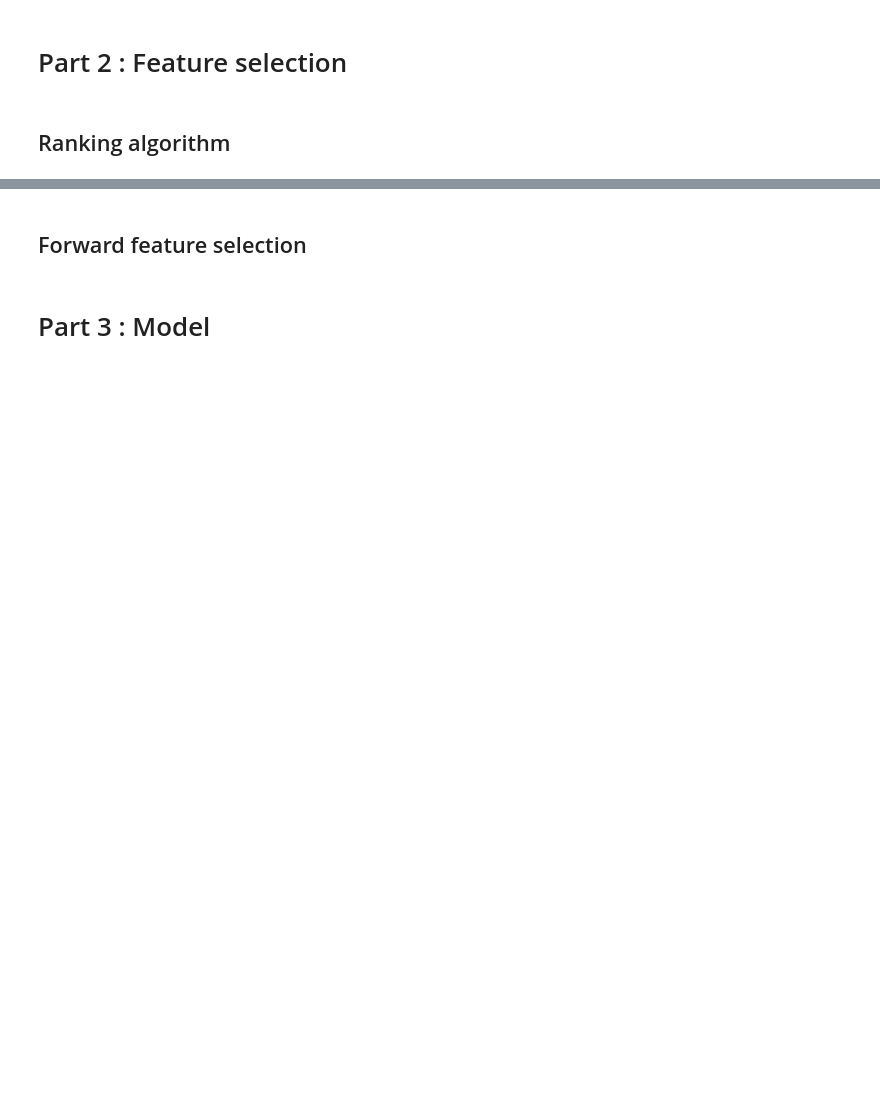
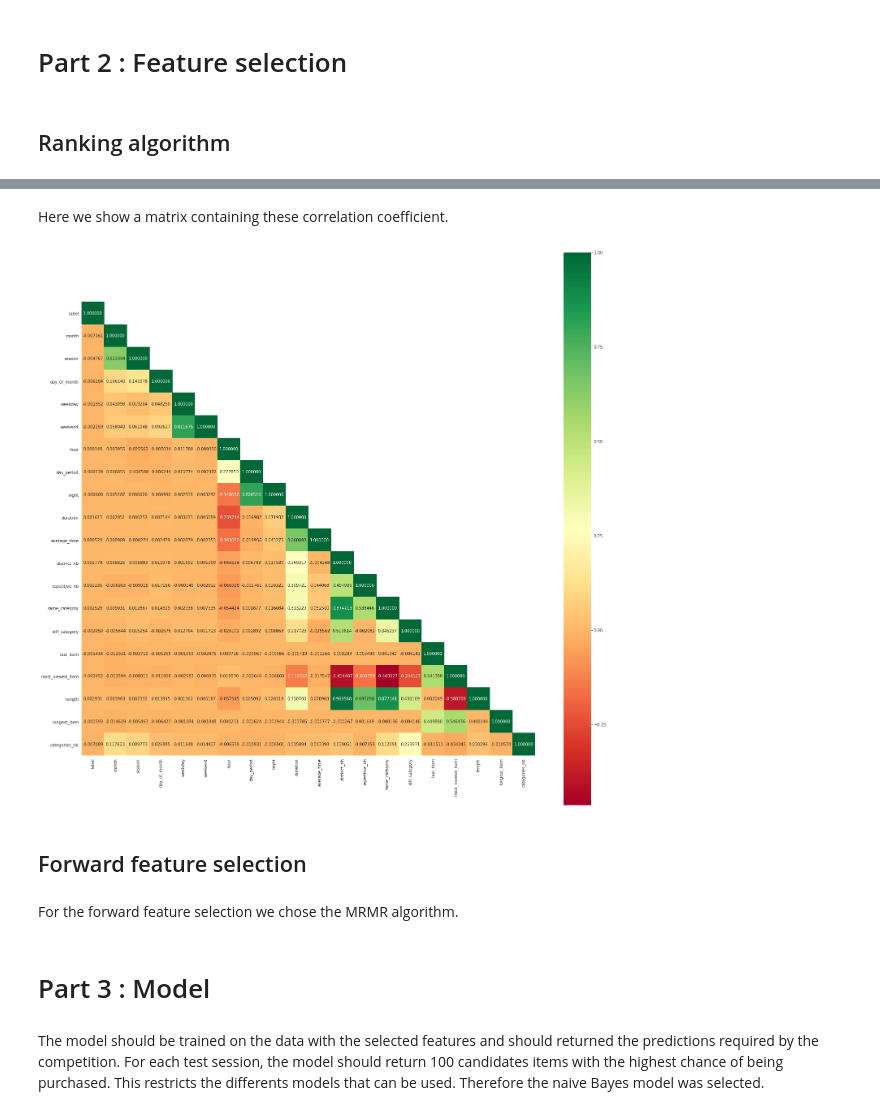
Before and after one commit to ybakkali/INFO-H515-Project, a Jupyter notebook: notebook.ipynb, the cells around one changed output, grey strips where cells are left out. Cells and saved outputs as stored; diff of their text form; code cells hidden in the pictures; blank space fills up the shorter version.

```diff
--- a/notebook.ipynb
+++ b/notebook.ipynb
@@ -563,8 +772,8 @@ def calculate_pearson(a):
     return (n*xy - x * y) / (math.sqrt((n*x2 - (x**2)) * (n*y2 - (y**2))))
 
 def compute_pearson(rdd):
-    temp = rdd.flatMap(lambda x: [(i, (x[1][i+1], x[1][0])) for i in range(len(x[1])-1)]).\
+    temp = rdd.flatMap(lambda x: [((i, j), (x[1][i], x[1][j])) for i in range(len(x[1])) for j in range(i+1, len(x[1]))]).\
         mapValues(lambda a: (1, a[0], a[1], a[0]**2, a[1]**2, a[0]*a[1])).\
         reduceByKey(pearson_reduce).\
-        mapValues(calculate_pearson).collect()
+        mapValues(calculate_pearson)
     return temp
@@ -571,9 +782,12 @@ def compute_pearson(rdd):
 # %%
-features_score = compute_pearson(BIG_RDD)
+features_score_rdd = compute_pearson(BIG_RDD)
+features_score = features_score_rdd.collect()
 features_score.sort(key=lambda x: abs(x[1]), reverse=True)
+
+names = ["label"] + features_name
 
 print("Features ranking:")
 for feat in features_score:
-    print(f"\t- {features_name[feat[0]]}: {feat[1]}")
+    print(f"\t- {names[feat[0][0]]}, {names[feat[0][1]]}: {feat[1]}")
 # %% [output]
 Features ranking:
@@ -600,13 +809,0 @@ TEST Cramer's V
-# %%
-from pyspark.sql.types import Row
-
-def f(x):
-    dico = {}
-    dico["session_id"] = x[0]
-    dico["item_id"] = x[1][0]
-    for i in range(len(features_name)):
-        dico[features_name[i]] = x[1][i+1]
-    return dico
-
-
-df = BIG_RDD.map(lambda x: Row(**f(x))).toDF().toPandas()
@@ -659,5 +810,33 @@ for feature in features_name:
+# %%
+mat = [[0] * len(names) for i in range(len(names))]
+for feat in features_score:
+    i,j = feat[0]
+    mat[j][i] = feat[1]
+    mat[j][j] = 1
+    mat[i][i] = 1
+# %% [markdown]
+Here we show a matrix containing these correlation coefficient.
+# %%
+import numpy as np
+import seaborn as sns
+import matplotlib.pyplot as plt
+
+
+
+mask = np.zeros_like(mat)
+mask[np.triu_indices_from(mask, 1)] = True
+with sns.axes_style("white"):
+
+    f, ax = plt.subplots(figsize=(25, 25))
+    ax = sns.heatmap(mat, mask=mask, square=True, annot=True, fmt="f", cmap="RdYlGn", xticklabels=names, yticklabels=names)
+# %% [output]
+[figure, added]
 # %% [markdown]
 ## Forward feature selection
+# %% [markdown]
+For the forward feature selection we chose the MRMR algorithm.
 # %% [markdown]
 # Part 3 : Model
+# %% [markdown]
+The model should be trained on the data with the selected features and should returned the predictions required by the competition. For each test session, the model should return 100 candidates items with the highest chance of being purchased. This restricts the differents models that can be used. Therefore the naive Bayes model was selected.
 # %%
```
Also changed, not shown: parts of 174 cells of this notebook.
